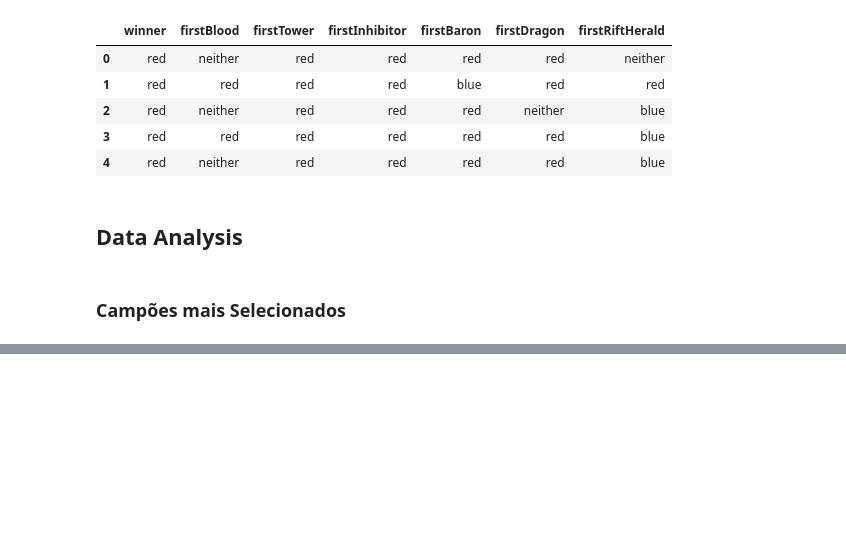
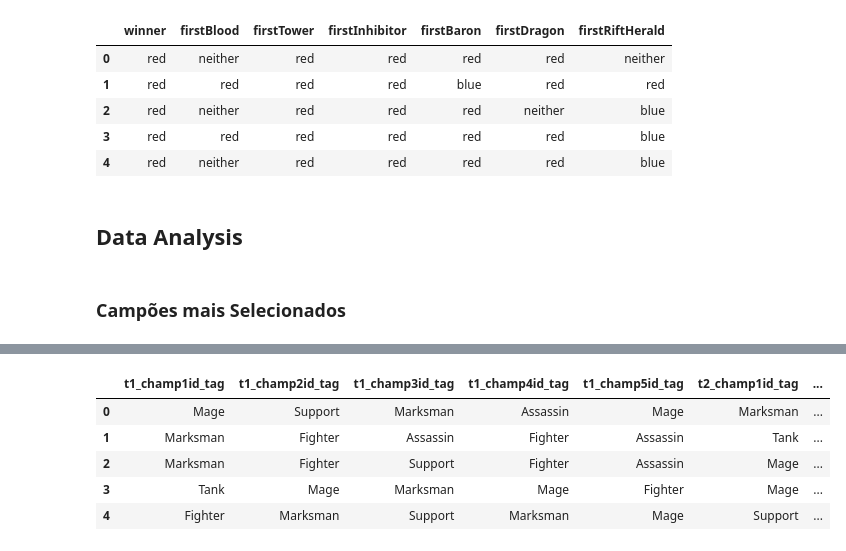
Before and after one commit to rafajovelho/League-Of-Legends-Data-Analysys, a Jupyter notebook: LoL.ipynb, the cells around one changed output, grey strips where cells are left out. Cells and saved outputs as stored; diff of their text form; code cells hidden in the pictures; blank space fills up the shorter version.

```diff
--- a/LoL.ipynb
+++ b/LoL.ipynb
@@ -434,0 +545,14 @@ df[champCols]
+# %%
+champTags = ['t1_champ1id_tag', 't1_champ2id_tag', 't1_champ3id_tag',
+       't1_champ4id_tag', 't1_champ5id_tag', 't2_champ1id_tag',
+       't2_champ2id_tag', 't2_champ3id_tag', 't2_champ4id_tag',
+       't2_champ5id_tag']
+# %%
+df[champTags].head()
+# %% [output]
+|  | t1_champ1id_tag | t1_champ2id_tag | t1_champ3id_tag | t1_champ4id_tag | t1_champ5id_tag | t2_champ1id_tag | ... |
+| 0 | Mage | Support | Marksman | Assassin | Mage | Marksman | ... |
+| 1 | Marksman | Fighter | Assassin | Fighter | Assassin | Tank | ... |
+| 2 | Marksman | Fighter | Support | Fighter | Assassin | Mage | ... |
+| 3 | Tank | Mage | Marksman | Mage | Fighter | Mage | ... |
+| 4 | Fighter | Marksman | Support | Marksman | Mage | Support | ... |
```
Also changed, not shown: parts of 20 cells of this notebook.
